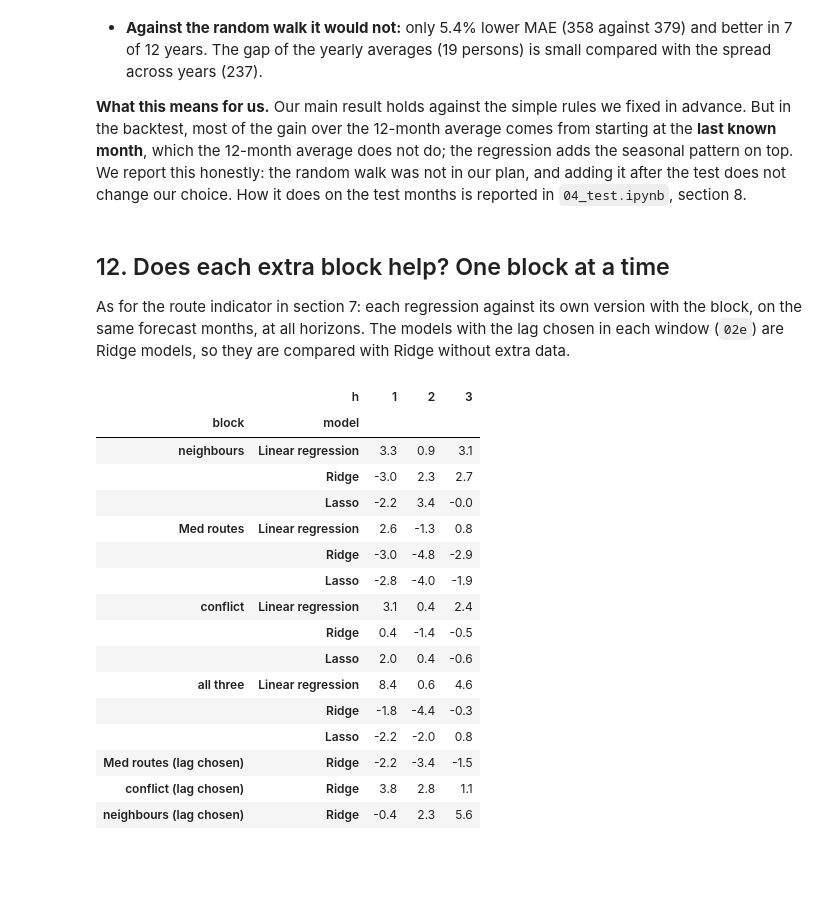
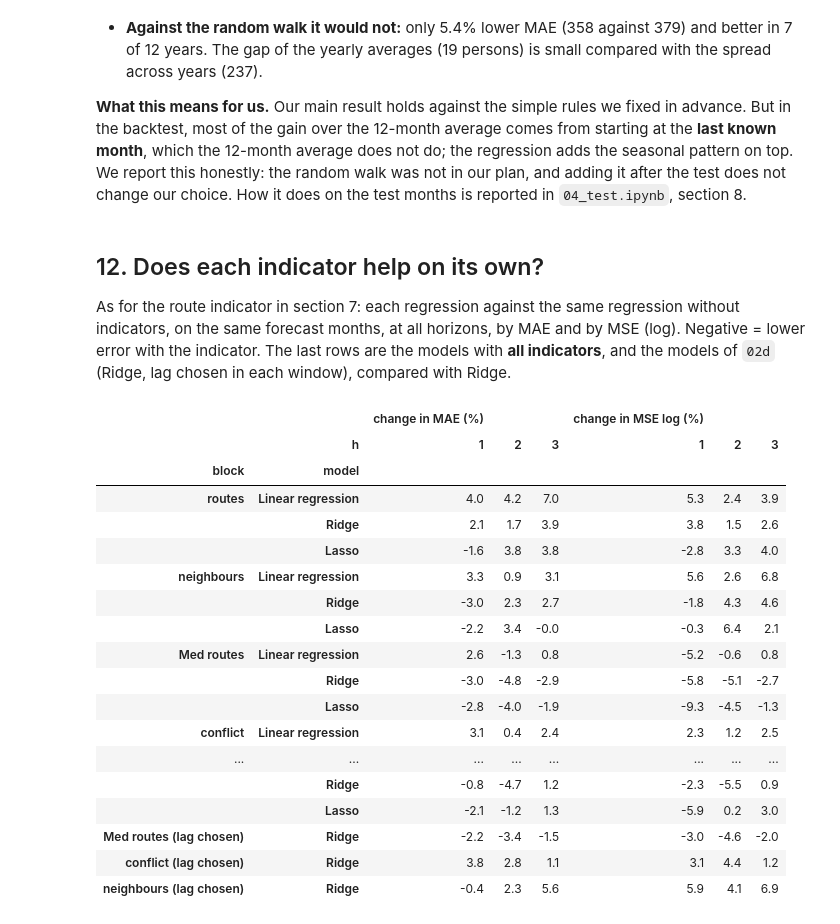
Before and after one commit to axe3010/dsf-asylum-forecast-II, a Jupyter notebook: code/03_evaluate.ipynb, the cells around one changed output. Saved outputs shown, nothing was run; the diff lists cells and outputs as text; code cells hidden in the pictures; blank space fills up the shorter version.

```diff
--- a/code/03_evaluate.ipynb
+++ b/code/03_evaluate.ipynb
@@ -443,17 +447,20 @@ Same forecast months for all models: True
 `error_table` is the function of section 2.
 # %%
 simple_rules = ["Seasonal naive", "12-month average", "Random walk"]
-blocks = ["neighbours", "Med routes", "conflict", "all three"]
-block_models = [f"{m} + {bl}" for bl in blocks for m in regression_models]
+indicators = ["routes", "neighbours", "Med routes", "conflict"]
+single_models = [f"{m} + {b}" for b in indicators for m in regression_models]
+all_models = [f"{m} + all indicators" for m in regression_models]
+drop_models = [f"{m} + all but {b}" for b in indicators for m in regression_models]
 lag_models = sorted(lag_choice["model"].unique())
-model_order_b = simple_rules + sarima_models + regression_models + block_models + lag_models
+model_order_b = simple_rules + sarima_models + regression_models + single_models + all_models + drop_models + lag_models
 
 errors_b = error_table(forecasts_b)
+errors_b["MSE (log)"] = errors_b["RMSE (log)"] ** 2
 mae = errors_b.pivot(index="model", columns="h", values="MAE (persons)").loc[model_order_b].round(0)
 mae.columns = [f"MAE h={h}" for h in mae.columns]
-rmse = errors_b.pivot(index="model", columns="h", values="RMSE (log)").loc[model_order_b].round(3)
-rmse.columns = [f"RMSE log h={h}" for h in rmse.columns]
-overview_b = pd.concat([mae, rmse], axis=1)
+mse = errors_b.pivot(index="model", columns="h", values="MSE (log)").loc[model_order_b].round(4)
+mse.columns = [f"MSE log h={h}" for h in mse.columns]
+overview_b = pd.concat([mae, mse], axis=1)
 overview_b.to_csv("../output/tables/03_extra_errors.csv")
 overview_b
 # %% [output]
@@ -519,45 +527,48 @@ rw_table
 
 **What this means for us.** Our main result holds against the simple rules we fixed in advance. But in the backtest, most of the gain over the 12-month average comes from starting at the **last known month**, which the 12-month average does not do; the regression adds the seasonal pattern on top. We report this honestly: the random walk was not in our plan, and adding it after the test does not change our choice. How it does on the test months is reported in `04_test.ipynb`, section 8.
 # %% [markdown]
-## 12. Does each extra block help? One block at a time
+## 12. Does each indicator help on its own?
 
-As for the route indicator in section 7: each regression against its own version with the block, on the same forecast months, at all horizons. The models with the lag chosen in each window (`02e`) are Ridge models, so they are compared with Ridge without extra data.
+As for the route indicator in section 7: each regression against the same regression without indicators, on the same forecast months, at all horizons, by MAE and by MSE (log). Negative = lower error with the indicator. The last rows are the models with **all indicators**, and the models of `02d` (Ridge, lag chosen in each window), compared with Ridge.
 # %%
+def effect_row(a, b, h, **info):
+    # model a (with indicators) against model b (without), at horizon h
+    e_a = errors_b[(errors_b["model"] == a) & (errors_b["h"] == h)].iloc[0]
+    e_b = errors_b[(errors_b["model"] == b) & (errors_b["h"] == h)].iloc[0]
+    return {**info, "h": h, "MAE without": e_b["MAE (persons)"], "MAE with": e_a["MAE (persons)"],
+            "change in MAE (%)": 100 * (e_a["MAE (persons)"] / e_b["MAE (persons)"] - 1),
+            "change in MSE log (%)": 100 * (e_a["MSE (log)"] / e_b["MSE (log)"] - 1)}
+
 rows = []
-for block in blocks:
+for block in indicators + ["all indicators"]:
     for name in regression_models:
         for h in [1, 2, 3]:
-            without = errors_b[(errors_b["model"] == name) & (errors_b["h"] == h)].iloc[0]
-            with_block = errors_b[(errors_b["model"] == f"{name} + {block}") & (errors_b["h"] == h)].iloc[0]
-            rows.append({"block": block, "model": name, "h": h,
-                         "MAE without": without["MAE (persons)"], "MAE with": with_block["MAE (persons)"],
-                         "change in MAE (%)": 100 * (with_block["MAE (persons)"] / without["MAE (persons)"] - 1)})
+            rows.append(effect_row(f"{name} + {block}", name, h, block=block, model=name))
 for name in lag_models:
     for h in [1, 2, 3]:
-        without = errors_b[(errors_b["model"] == "Ridge") & (errors_b["h"] == h)].iloc[0]
-        with_block = errors_b[(errors_b["model"] == name) & (errors_b["h"] == h)].iloc[0]
-        rows.append({"block": name.replace("Ridge + ", ""), "model": "Ridge", "h": h,
-                     "MAE without": without["MAE (persons)"], "MAE with": with_block["MAE (persons)"],
-                     "change in MAE (%)": 100 * (with_block["MAE (persons)"] / without["MAE (persons)"] - 1)})
+        rows.append(effect_row(name, "Ridge", h, block=name.replace("Ridge + ", ""), model="Ridge"))
 effect = pd.DataFrame(rows)
 effect.to_csv("../output/tables/03_extra_effect.csv", index=False)
-effect.pivot_table(index=["block", "model"], columns="h", values="change in MAE (%)", sort=False).round(1)
+effect.pivot_table(index=["block", "model"], columns="h", values=["change in MAE (%)", "change in MSE log (%)"],
+                   sort=False).round(1)
 # %% [output]
-|  | h | 1 | 2 | 3 |
-| block | model |  |  |  |
-| neighbours | Linear regression | 3.3 | 0.9 | 3.1 |
-|  | Ridge | -3.0 | 2.3 | 2.7 |
-|  | Lasso | -2.2 | 3.4 | -0.0 |
-| Med routes | Linear regression | 2.6 | -1.3 | 0.8 |
-|  | Ridge | -3.0 | -4.8 | -2.9 |
-|  | Lasso | -2.8 | -4.0 | -1.9 |
-| conflict | Linear regression | 3.1 | 0.4 | 2.4 |
-|  | Ridge | 0.4 | -1.4 | -0.5 |
-|  | Lasso | 2.0 | 0.4 | -0.6 |
-| all three | Linear regression | 8.4 | 0.6 | 4.6 |
-|  | Ridge | -1.8 | -4.4 | -0.3 |
-|  | Lasso | -2.2 | -2.0 | 0.8 |
-| Med routes (lag chosen) | Ridge | -2.2 | -3.4 | -1.5 |
-| conflict (lag chosen) | Ridge | 3.8 | 2.8 | 1.1 |
-| neighbours (lag chosen) | Ridge | -0.4 | 2.3 | 5.6 |
+|  |  | change in MAE (%) |  |  | change in MSE log (%) |  |  |
+|  | h | 1 | 2 | 3 | 1 | 2 | 3 |
+| block | model |  |  |  |  |  |  |
+| routes | Linear regression | 4.0 | 4.2 | 7.0 | 5.3 | 2.4 | 3.9 |
+|  | Ridge | 2.1 | 1.7 | 3.9 | 3.8 | 1.5 | 2.6 |
+|  | Lasso | -1.6 | 3.8 | 3.8 | -2.8 | 3.3 | 4.0 |
+| neighbours | Linear regression | 3.3 | 0.9 | 3.1 | 5.6 | 2.6 | 6.8 |
+|  | Ridge | -3.0 | 2.3 | 2.7 | -1.8 | 4.3 | 4.6 |
+|  | Lasso | -2.2 | 3.4 | -0.0 | -0.3 | 6.4 | 2.1 |
+| Med routes | Linear regression | 2.6 | -1.3 | 0.8 | -5.2 | -0.6 | 0.8 |
+|  | Ridge | -3.0 | -4.8 | -2.9 | -5.8 | -5.1 | -2.7 |
+|  | Lasso | -2.8 | -4.0 | -1.9 | -9.3 | -4.5 | -1.3 |
+| conflict | Linear regression | 3.1 | 0.4 | 2.4 | 2.3 | 1.2 | 2.5 |
+| ... | ... | ... | ... | ... | ... | ... | ... |
+|  | Ridge | -0.8 | -4.7 | 1.2 | -2.3 | -5.5 | 0.9 |
+|  | Lasso | -2.1 | -1.2 | 1.3 | -5.9 | 0.2 | 3.0 |
+| Med routes (lag chosen) | Ridge | -2.2 | -3.4 | -1.5 | -3.0 | -4.6 | -2.0 |
+| conflict (lag chosen) | Ridge | 3.8 | 2.8 | 1.1 | 3.1 | 4.4 | 1.2 |
+| neighbours (lag chosen) | Ridge | -0.4 | 2.3 | 5.6 | 5.9 | 4.1 | 6.9 |
 # %% [markdown]
```
Also changed, not shown: parts of 48 cells of this notebook, 24 other files.
